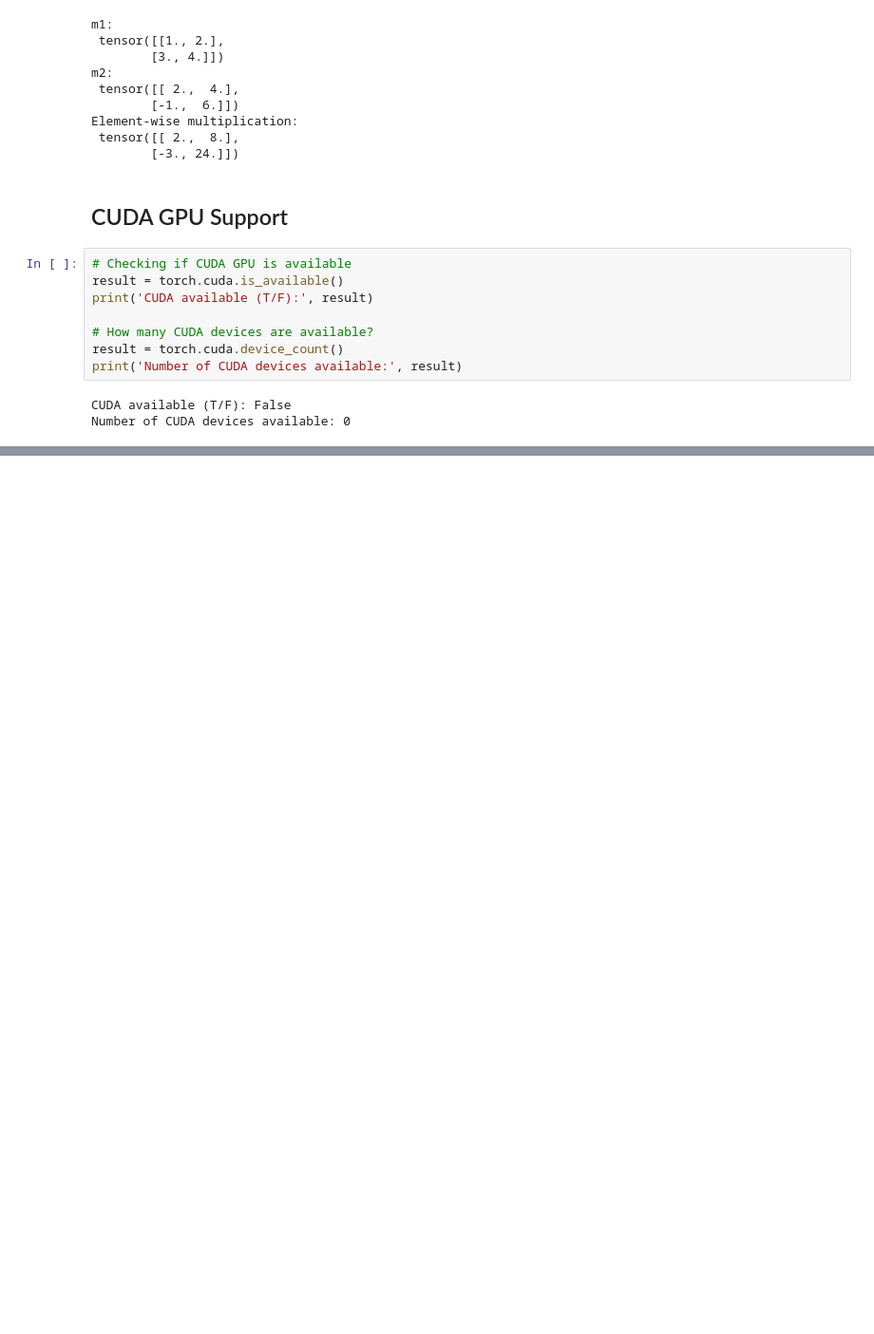
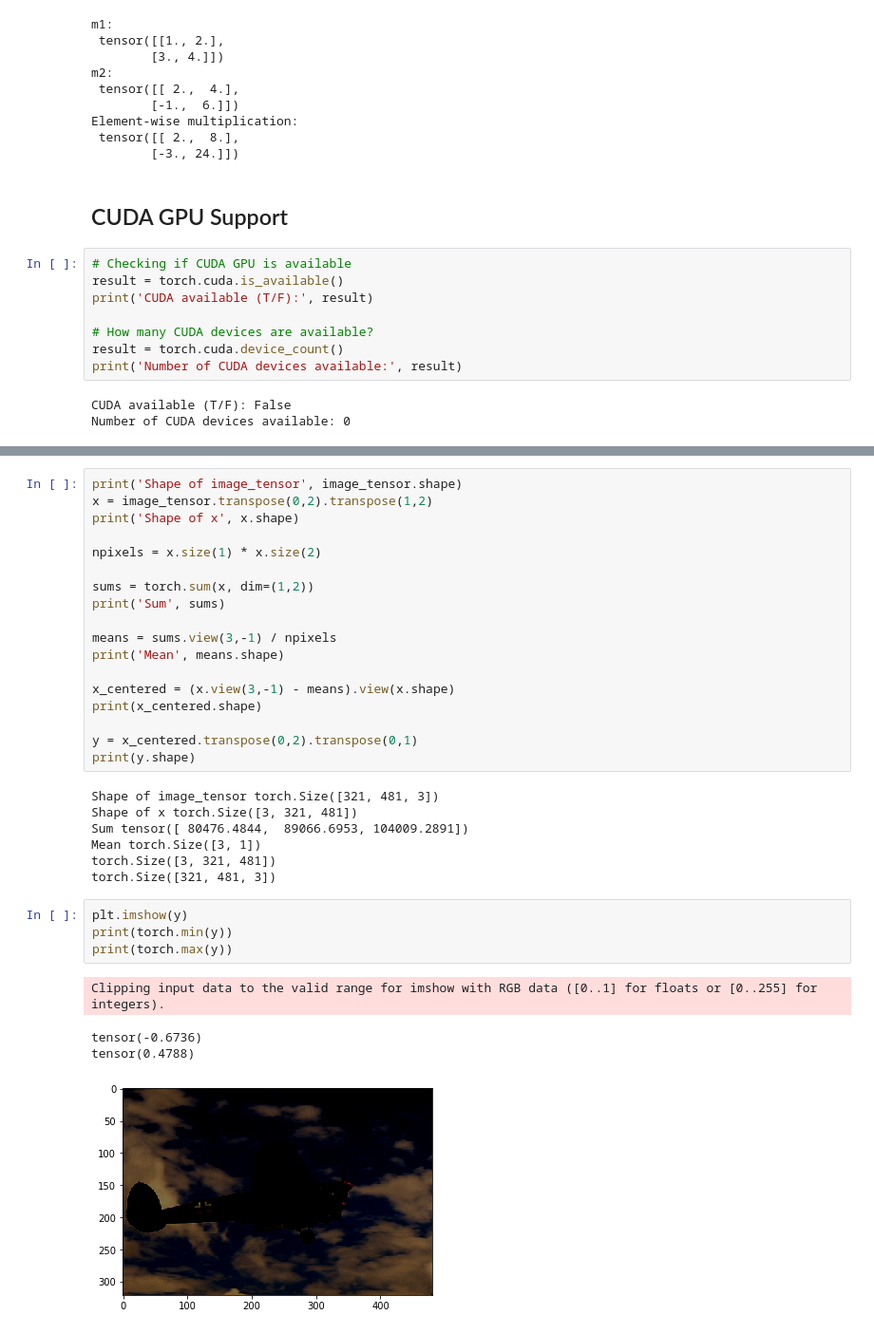
Before and after one commit to faisalqureshi/lessons-pytorch, a Jupyter notebook: lesson-1/pytorch-basics.ipynb, the cells around one changed output, grey strips where cells are left out. Shown: that part at 95% size. Drawn from its saved outputs; the diff is of its cells as text; blank space fills up the shorter version.

```diff
--- a/lesson-1/pytorch-basics.ipynb
+++ b/lesson-1/pytorch-basics.ipynb
@@ -366,0 +420,34 @@ Number of CUDA devices available: 0
+# %%
+print('Shape of image_tensor', image_tensor.shape)
+x = image_tensor.transpose(0,2).transpose(1,2)
+print('Shape of x', x.shape)
+
+npixels = x.size(1) * x.size(2)
+
+sums = torch.sum(x, dim=(1,2))
+print('Sum', sums)
+
+means = sums.view(3,-1) / npixels
+print('Mean', means.shape)
+
+x_centered = (x.view(3,-1) - means).view(x.shape)
+print(x_centered.shape)
+
+y = x_centered.transpose(0,2).transpose(0,1)
+print(y.shape)
+# %% [output]
+Shape of image_tensor torch.Size([321, 481, 3])
+Shape of x torch.Size([3, 321, 481])
+Sum tensor([ 80476.4844,  89066.6953, 104009.2891])
+Mean torch.Size([3, 1])
+torch.Size([3, 321, 481])
+torch.Size([321, 481, 3])
+# %%
+plt.imshow(y)
+print(torch.min(y))
+print(torch.max(y))
+# %% [output]
+Clipping input data to the valid range for imshow with RGB data ([0..1] for floats or [0..255] for integers).
+tensor(-0.6736)
+tensor(0.4788)
+[figure, added]
```
Also changed, not shown: parts of 16 cells of this notebook, 19 other files.
